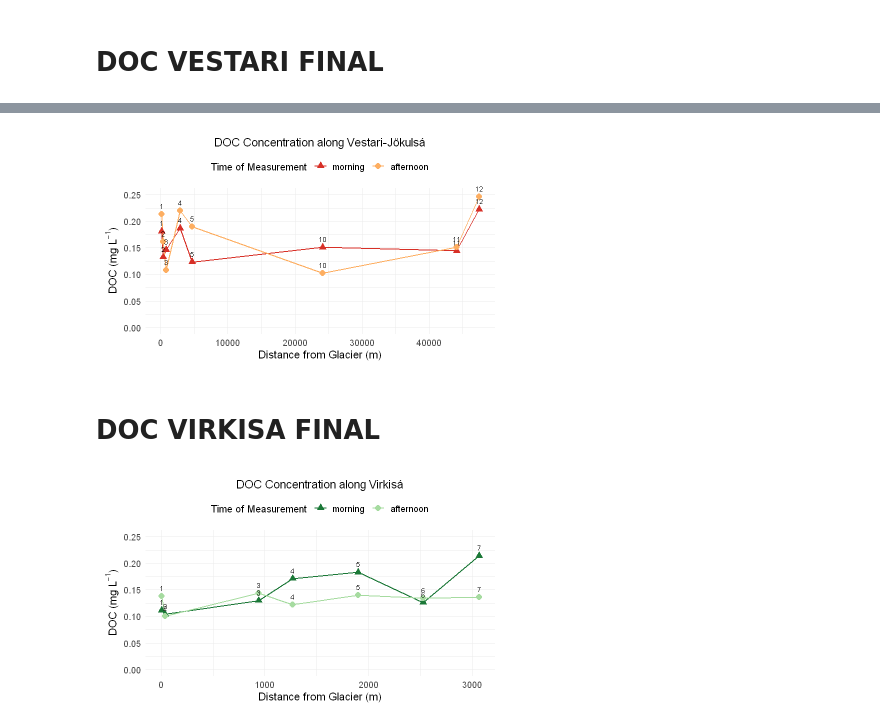
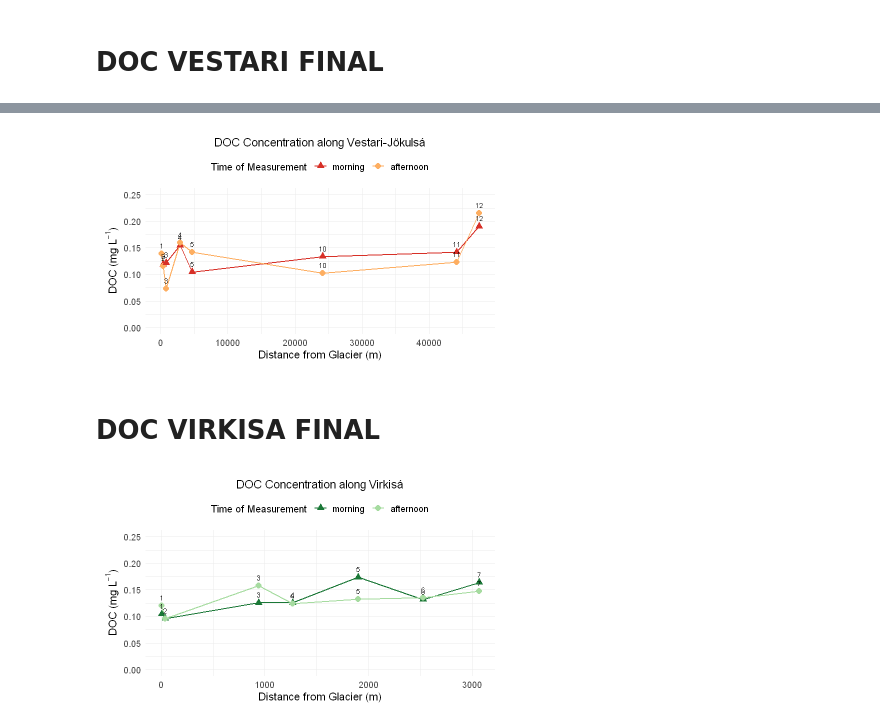
Before and after one commit to kokkaso/MA_supplementary_Data, a Jupyter notebook: notebooks/Statistic/Distance/A_Distance_for_eachRiver_final.ipynb, the cells around one changed output, grey strips where cells are left out. Cells and saved outputs as stored; diff of their text form; code cells hidden in the pictures.

```diff
--- a/notebooks/Statistic/Distance/A_Distance_for_eachRiver_final.ipynb
+++ b/notebooks/Statistic/Distance/A_Distance_for_eachRiver_final.ipynb
@@ -429,12 +23,12 @@ df_doc_vestari <- df %>%
   mutate(
     label_type = ifelse(grepl("VM", DOC_label), "morning", "afternoon")
   ) %>%
-  select(distance_from_glacier, DOC, label_type, site_nr)
+  select(distance_from_glacier, average_DOC_sample, label_type, site_nr)
 
 df_doc_vestari$label_type <- factor(df_doc_vestari$label_type, levels = c("morning", "afternoon"))
 
 # Plot erstellen
-p_vestari <- ggplot(df_doc_vestari, aes(x = distance_from_glacier, y = DOC, color = label_type)) +
+p_vestari <- ggplot(df_doc_vestari, aes(x = distance_from_glacier, y = average_DOC_sample, color = label_type)) +
   geom_line(data = df_doc_vestari %>% filter(label_type == "morning"),
             aes(group = label_type), linewidth = 0.7) +
   geom_line(data = df_doc_vestari %>% filter(label_type == "afternoon"),
@@ -474,4 +80,4 @@ ggsave("C:/Users/sophia/Dropbox/MASTER/Master_Data_Table/FINAL/Ergebnisse_distan
-[figure, old version]
+[figure, new version]
 # %% [markdown]
 # DOC VIRKISA FINAL
 # %%
@@ -497,12 +103,12 @@ df_doc_virkisa <- df %>%
   mutate(
     label_type = ifelse(grepl("VM", DOC_label), "morning", "afternoon")
   ) %>%
-  select(distance_from_glacier, DOC, label_type, site_nr)
+  select(distance_from_glacier, average_DOC_sample, label_type, site_nr)
 
 df_doc_virkisa$label_type <- factor(df_doc_virkisa$label_type, levels = c("morning", "afternoon"))
 
 # Plot erstellen
-p_virkisa <- ggplot(df_doc_virkisa, aes(x = distance_from_glacier, y = DOC, color = label_type)) +
+p_virkisa <- ggplot(df_doc_virkisa, aes(x = distance_from_glacier, y = average_DOC_sample, color = label_type)) +
   geom_line(data = df_doc_virkisa %>% filter(label_type == "morning"),
             aes(group = label_type), linewidth = 0.7) +
   geom_line(data = df_doc_virkisa %>% filter(label_type == "afternoon"),
@@ -539,4 +145,4 @@ print(p_virkisa)
 ggsave("C:/Users/sophia/Dropbox/MASTER/Master_Data_Table/FINAL/Ergebnisse_distance/DOC_Virkisa_breit.png",
        plot = p_virkisa, width = 6.5, height = 4, dpi = 300)  # Breite ca. 16.5 cm
 # %% [output]
-[figure, old version]
+[figure, new version]
```
Also changed, not shown: parts of 9 cells of this notebook.
